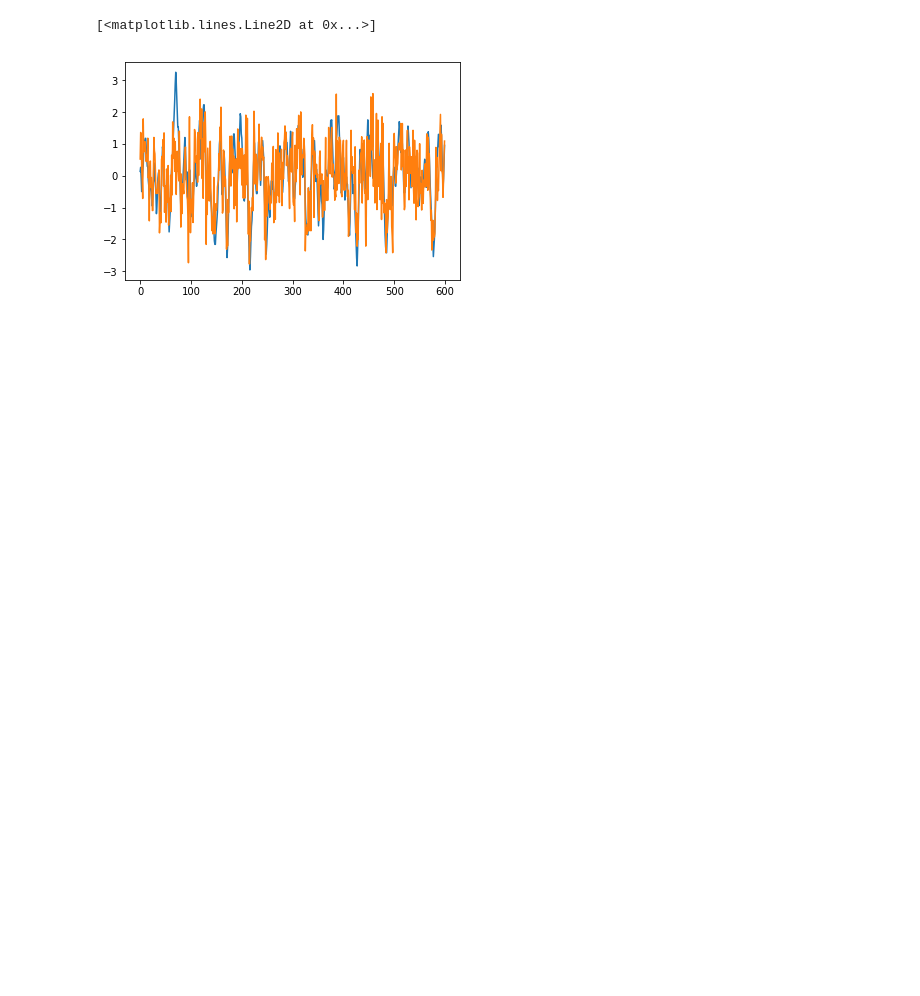
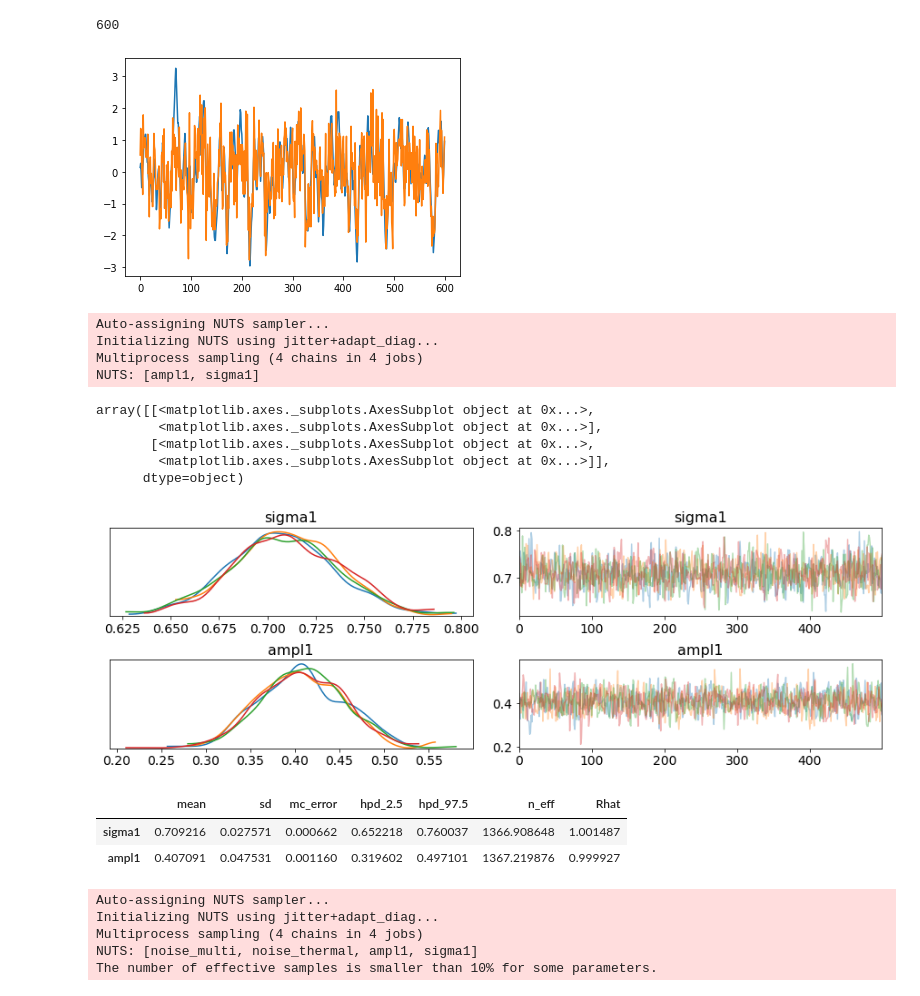
Before and after one commit to hstrey/fMRI-analysis, a Jupyter notebook: phantom multiplicative noise pymc3.ipynb, the cells around one changed output. Saved outputs shown, nothing was run; the diff lists cells and outputs as text; code cells hidden in the pictures; blank space fills up the shorter version.

Commit message:
Bayesian model for thermal and multiplicative noise

```diff
--- a/phantom multiplicative noise pymc3.ipynb
+++ b/phantom multiplicative noise pymc3.ipynb
@@ -44,6 +26,56 @@ fmri_data = fmri_norm[499]
 # %%
 plt.plot(gt_data)
 plt.plot(fmri_data)
+print(len(gt_data))
 # %% [output]
-[<matplotlib.lines.Line2D at 0x...>]
+600
-[figure, old version]
+[figure, new version]
+# %%
+# here we assume that the two distributions add
+with pm.Model() as multi_noise:
+    sigma1 = pm.Uniform('sigma1',0,5)
+    ampl1 = pm.Uniform('ampl1',0,5)
+
+    fmri_observed = pm.Normal('fmri_observed',
+                              mu=gt_data,
+                              sigma=np.sqrt(sigma1**2+ampl1**2*np.abs(gt_data)**2), observed=fmri_data)
+
+    posterior_2 = pm.sample()
+# %% [output]
+Auto-assigning NUTS sampler...
+Initializing NUTS using jitter+adapt_diag...
+Multiprocess sampling (4 chains in 4 jobs)
+NUTS: [ampl1, sigma1]
+# %%
+pm.traceplot(posterior_2)
+# %% [output]
+array([[<matplotlib.axes._subplots.AxesSubplot object at 0x...>,
+        <matplotlib.axes._subplots.AxesSubplot object at 0x...>],
+       [<matplotlib.axes._subplots.AxesSubplot object at 0x...>,
+        <matplotlib.axes._subplots.AxesSubplot object at 0x...>]],
+      dtype=object)
+[figure, added]
+# %%
+pm.summary(posterior_2)
+# %% [output]
+|  | mean | sd | mc_error | hpd_2.5 | hpd_97.5 | n_eff | Rhat |
+| sigma1 | 0.709216 | 0.027571 | 0.000662 | 0.652218 | 0.760037 | 1366.908648 | 1.001487 |
+| ampl1 | 0.407091 | 0.047531 | 0.001160 | 0.319602 | 0.497101 | 1367.219876 | 0.999927 |
+# %%
+# here is a more realistic model
+with pm.Model() as multi_noise2:
+    sigma1 = pm.Uniform('sigma1',0,5)
+    ampl1 = pm.Uniform('ampl1',0,5)
+    noise_thermal = pm.Normal('noise_thermal',mu=gt_data, sigma=sigma1,shape=len(gt_data))
+    noise_multi = pm.Normal('noise_multi',mu=0, sigma=ampl1*np.abs(gt_data),shape=len(gt_data))
+
+    fmri = pm.Deterministic('fmri', noise_thermal + noise_multi)
+    fmri_observed = pm.Normal('fmri_observed', mu=fmri, tau=10000,observed=fmri_data)
+
+    posterior = pm.sample(2000, tune=1000)
+# %% [output]
+Auto-assigning NUTS sampler...
+Initializing NUTS using jitter+adapt_diag...
+Multiprocess sampling (4 chains in 4 jobs)
+NUTS: [noise_multi, noise_thermal, ampl1, sigma1]
+The number of effective samples is smaller than 10% for some parameters.
```
Also changed, not shown: parts of 3 cells of this notebook.
